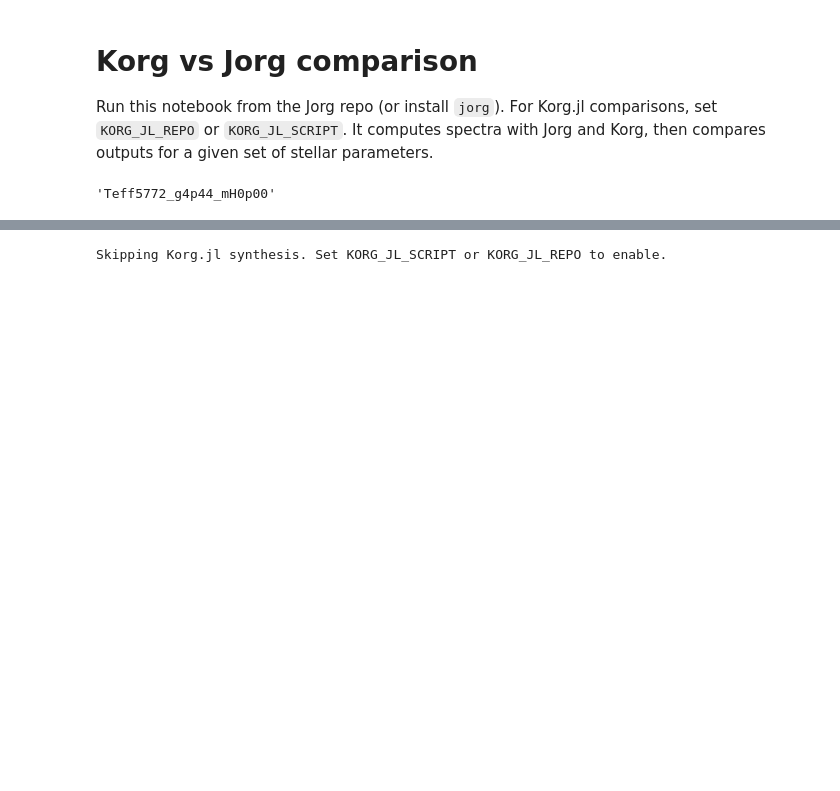
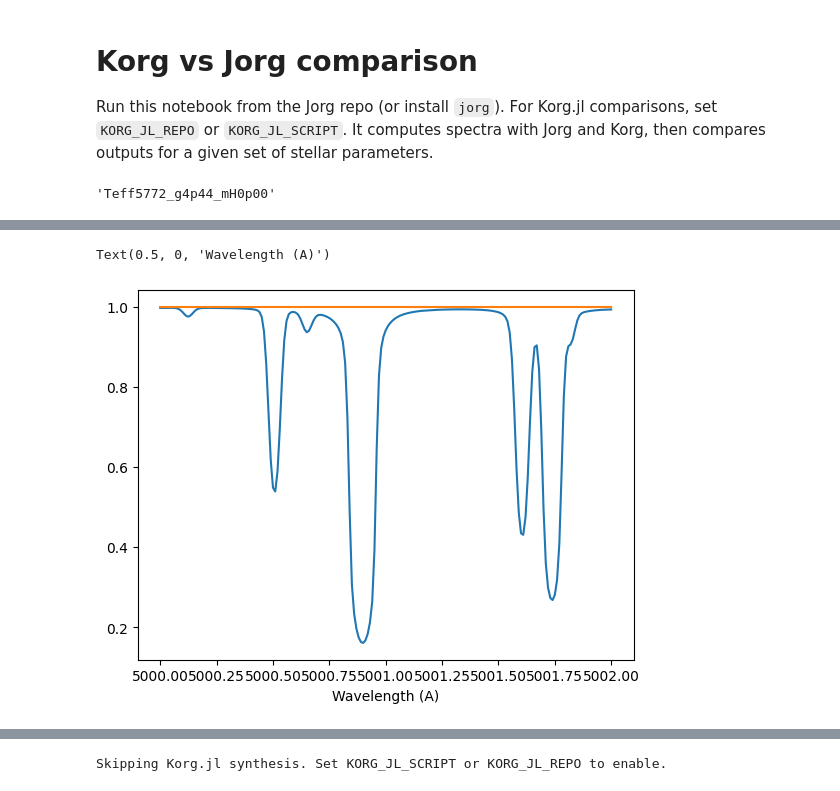
Before and after one commit to jiadonglee/jorg, a Jupyter notebook: examples/korg_jorg_comparison.ipynb, the cells around one changed output, grey strips where cells are left out. Saved outputs shown, nothing was run; the diff lists cells and outputs as text; code cells hidden in the pictures; blank space fills up the shorter version.

```diff
--- a/examples/korg_jorg_comparison.ipynb
+++ b/examples/korg_jorg_comparison.ipynb
@@ -118,4 +120,11 @@ out_dir
 PosixPath('comparison_outputs')
+# %%
+plt.plot(wl, rect, label='Jorg with lines')
+plt.plot(wl_c, rect_c, label='Jorg continuum')
+plt.xlabel('Wavelength (A)')
+# %% [output]
+Text(0.5, 0, 'Wavelength (A)')
+[figure, added]
 # %%
 import time
 
```
Also changed, not shown: parts of 3 cells of this notebook, 34 other files.
